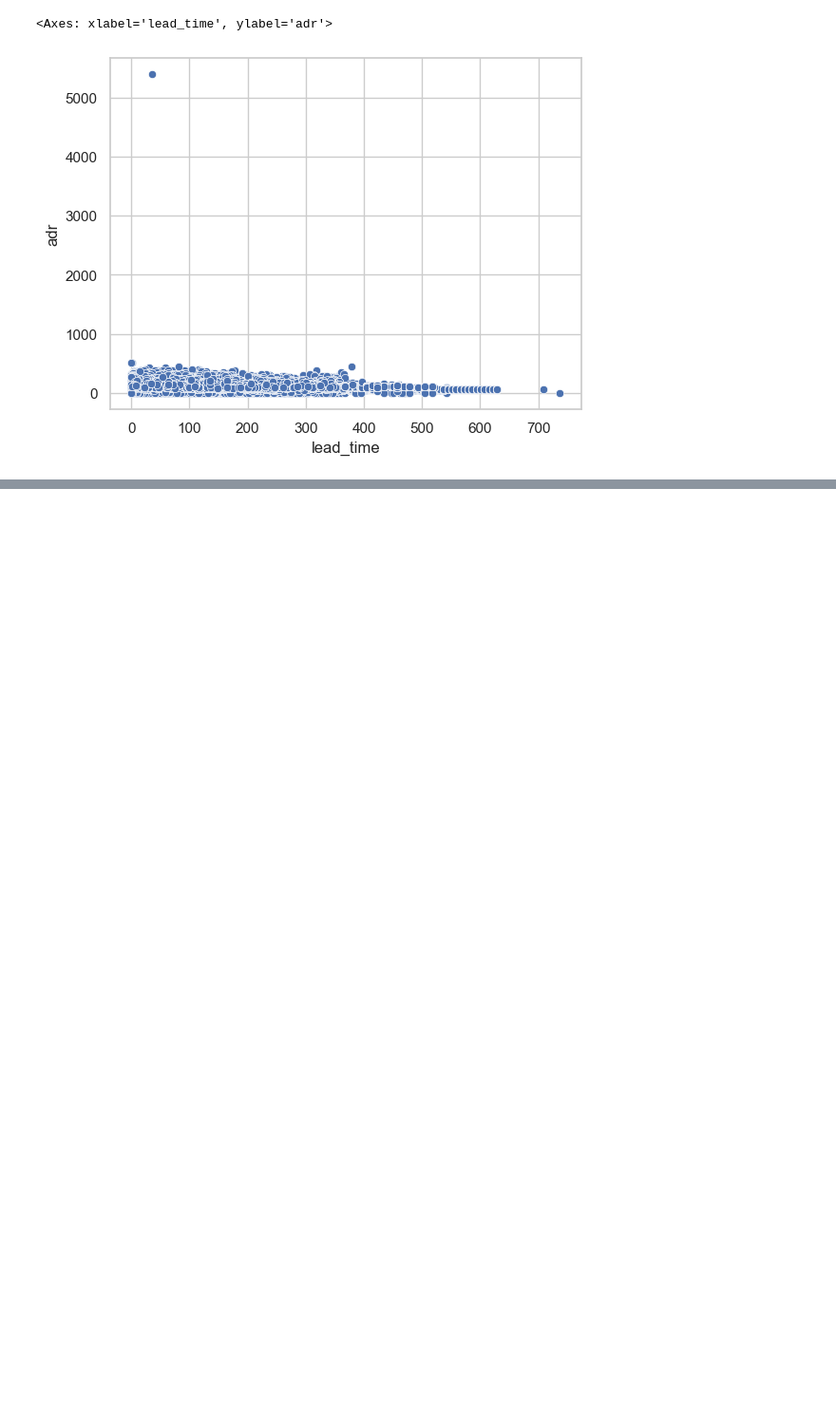
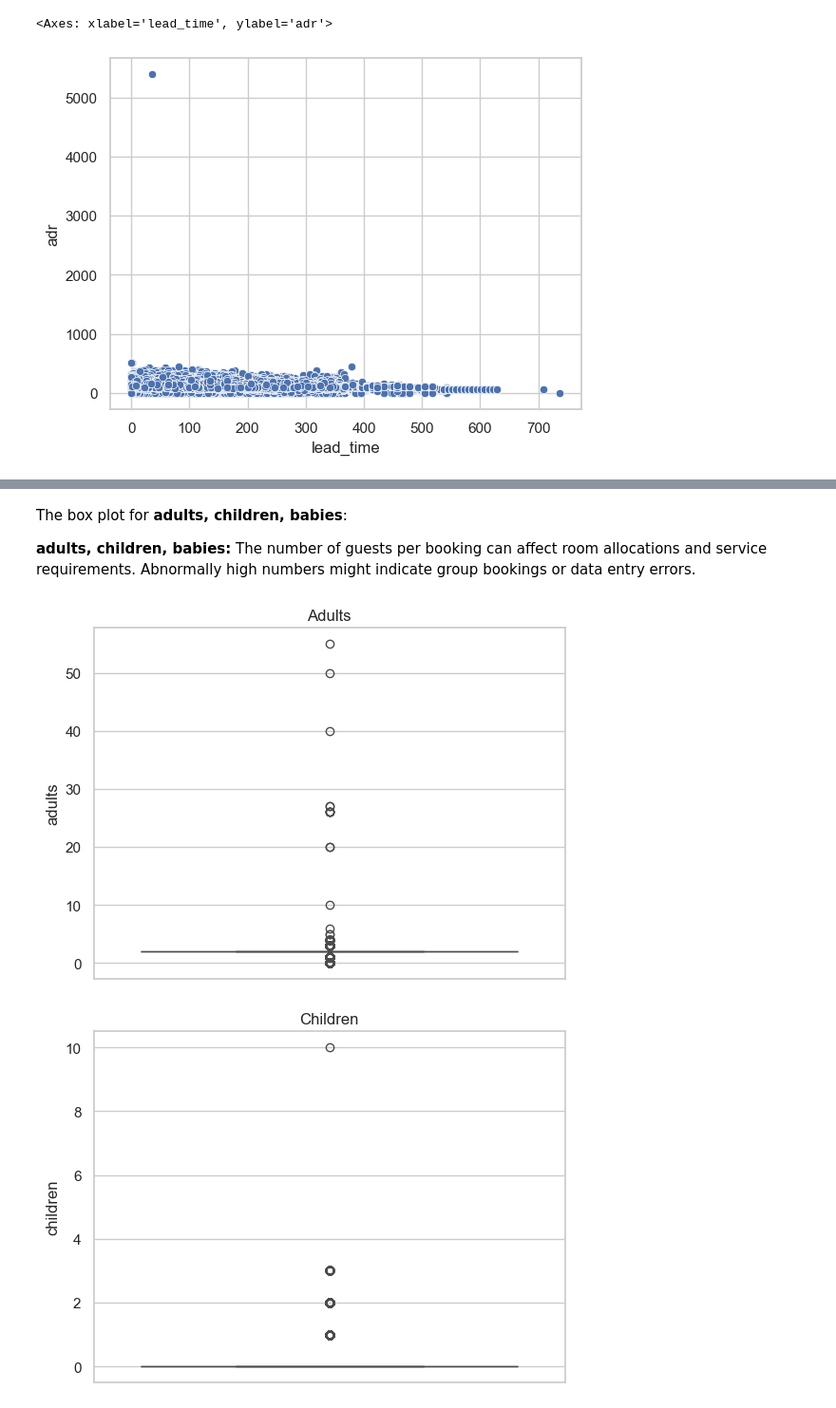
Before and after one commit to cmps460s24/mp-t9-amar-mohamed-osama-salman, a Jupyter notebook: project_new/project.ipynb, the cells around one changed output, grey strips where cells are left out. Shown at 95% size. Drawn from its saved outputs; the diff is of its cells as text; code cells hidden in the pictures; blank space fills up the shorter version.

```diff
--- a/project_new/project.ipynb
+++ b/project_new/project.ipynb
@@ -431,0 +446,25 @@ sns.scatterplot(x='lead_time', y='adr', data=df)
+# %% [markdown]
+The box plot for **adults, children, babies**:
+
+**adults, children, babies:** The number of guests per booking can affect room allocations and service requirements. Abnormally high numbers might indicate group bookings or data entry errors.
+# %%
+sns.set(style="whitegrid")
+plt.figure()
+sns.boxplot(y=df['adults'])
+plt.title('Adults')
+plt.show()
+
+sns.set(style="whitegrid")
+plt.figure()
+sns.boxplot(y=df['children'])
+plt.title('Children')
+plt.show()
+
+sns.set(style="whitegrid")
+plt.figure()
+sns.boxplot(y=df['babies'])
+plt.title('Babies')
+plt.show()
+# %% [output]
+[figure, added]
+[figure, added]
```
Also changed, not shown: parts of 27 cells of this notebook.
